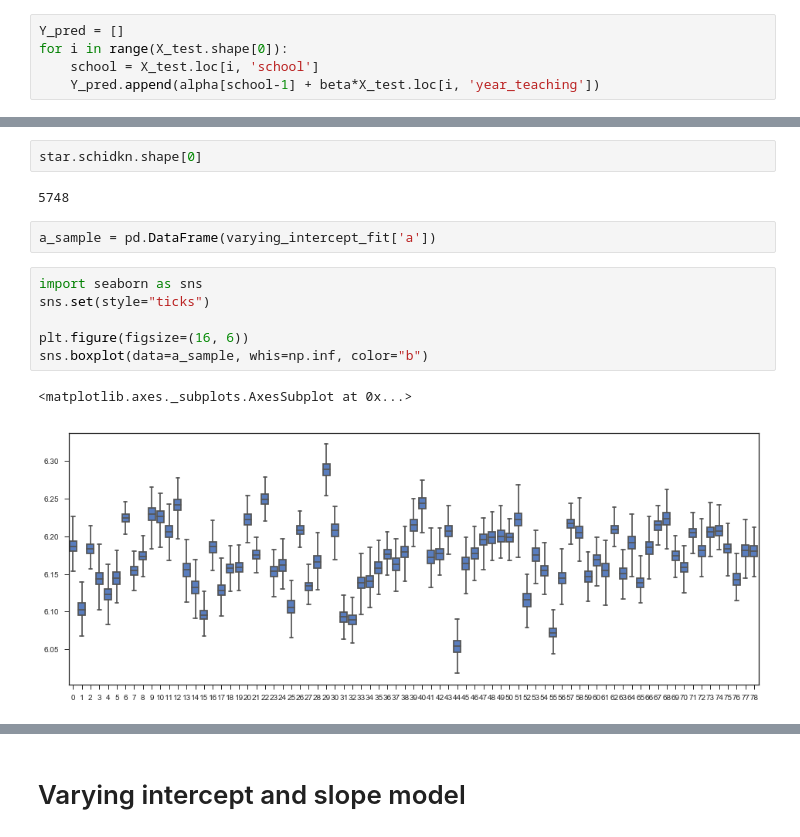
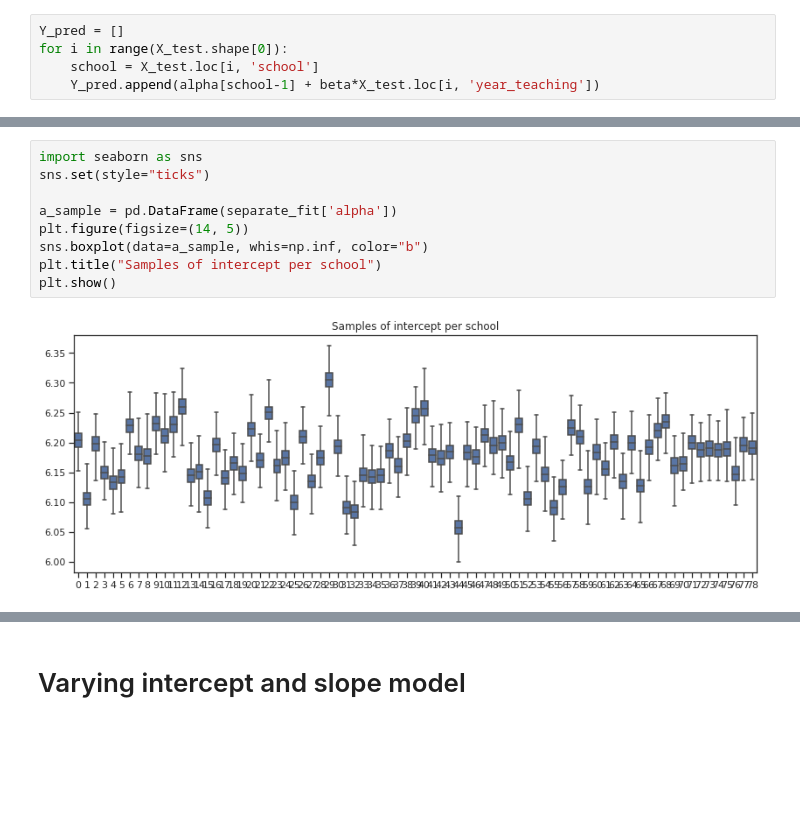
Before and after one commit to cthai721/bda-project, a Jupyter notebook: Effects on Learning of teaching experience.ipynb, the cells around one changed output, grey strips where cells are left out. Saved outputs shown, nothing was run; the diff lists cells and outputs as text; blank space fills up the shorter version.

```diff
--- a/Effects on Learning of teaching experience.ipynb
+++ b/Effects on Learning of teaching experience.ipynb
@@ -563,15 +516,11 @@ RuntimeError: Exception: mismatch in dimension declared and found in context; pr
-# %%
-star.schidkn.shape[0]
-# %% [output]
-5748
-# %%
-a_sample = pd.DataFrame(varying_intercept_fit['a'])
 # %%
 import seaborn as sns
 sns.set(style="ticks")
 
-plt.figure(figsize=(16, 6))
+a_sample = pd.DataFrame(separate_fit['alpha'])
+plt.figure(figsize=(14, 5))
 sns.boxplot(data=a_sample, whis=np.inf, color="b")
+plt.title("Samples of intercept per school")
+plt.show()
 # %% [output]
-<matplotlib.axes._subplots.AxesSubplot at 0x...>
-[figure, old version]
+[figure, new version]
```
Also changed, not shown: parts of 30 cells of this notebook.
